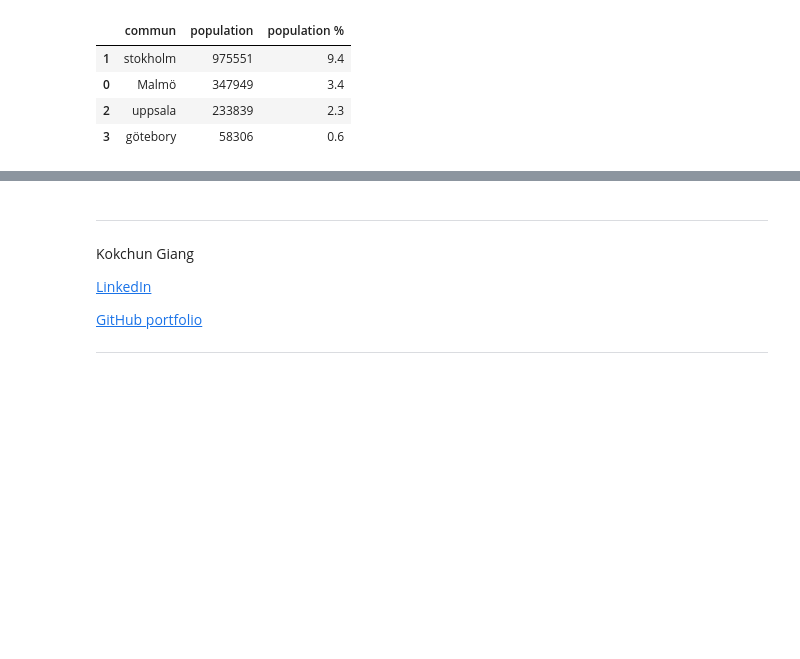
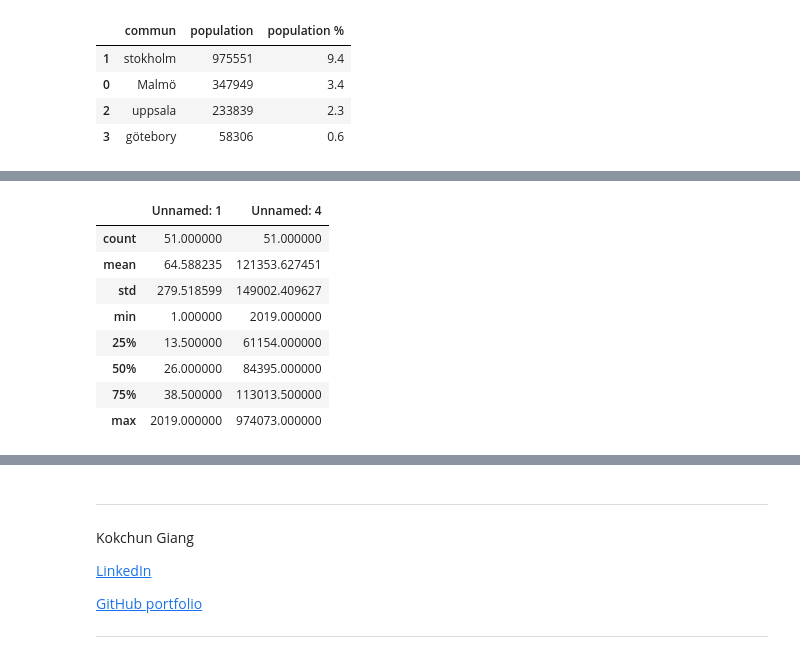
Before and after one commit to Horieh1989/DataProcceccing1, a Jupyter notebook: Exercises/E00_pandas_basic_syntax.ipynb, the cells around one changed output, grey strips where cells are left out. Cells and saved outputs as stored; diff of their text form; code cells hidden in the pictures; blank space fills up the shorter version.

```diff
--- a/Exercises/E00_pandas_basic_syntax.ipynb
+++ b/Exercises/E00_pandas_basic_syntax.ipynb
@@ -221,0 +248,15 @@ f)
+# %%
+import pandas as pd
+pd.set_option('display.max_columns', None)
+df.head(10)
+df.describe()
+# %% [output]
+|  | Unnamed: 1 | Unnamed: 4 |
+| count | 51.000000 | 51.000000 |
+| mean | 64.588235 | 121353.627451 |
+| std | 279.518599 | 149002.409627 |
+| min | 1.000000 | 2019.000000 |
+| 25% | 13.500000 | 61154.000000 |
+| 50% | 26.000000 | 84395.000000 |
+| 75% | 38.500000 | 113013.500000 |
+| max | 2019.000000 | 974073.000000 |
```
Also changed, not shown: parts of 3 cells of this notebook.
